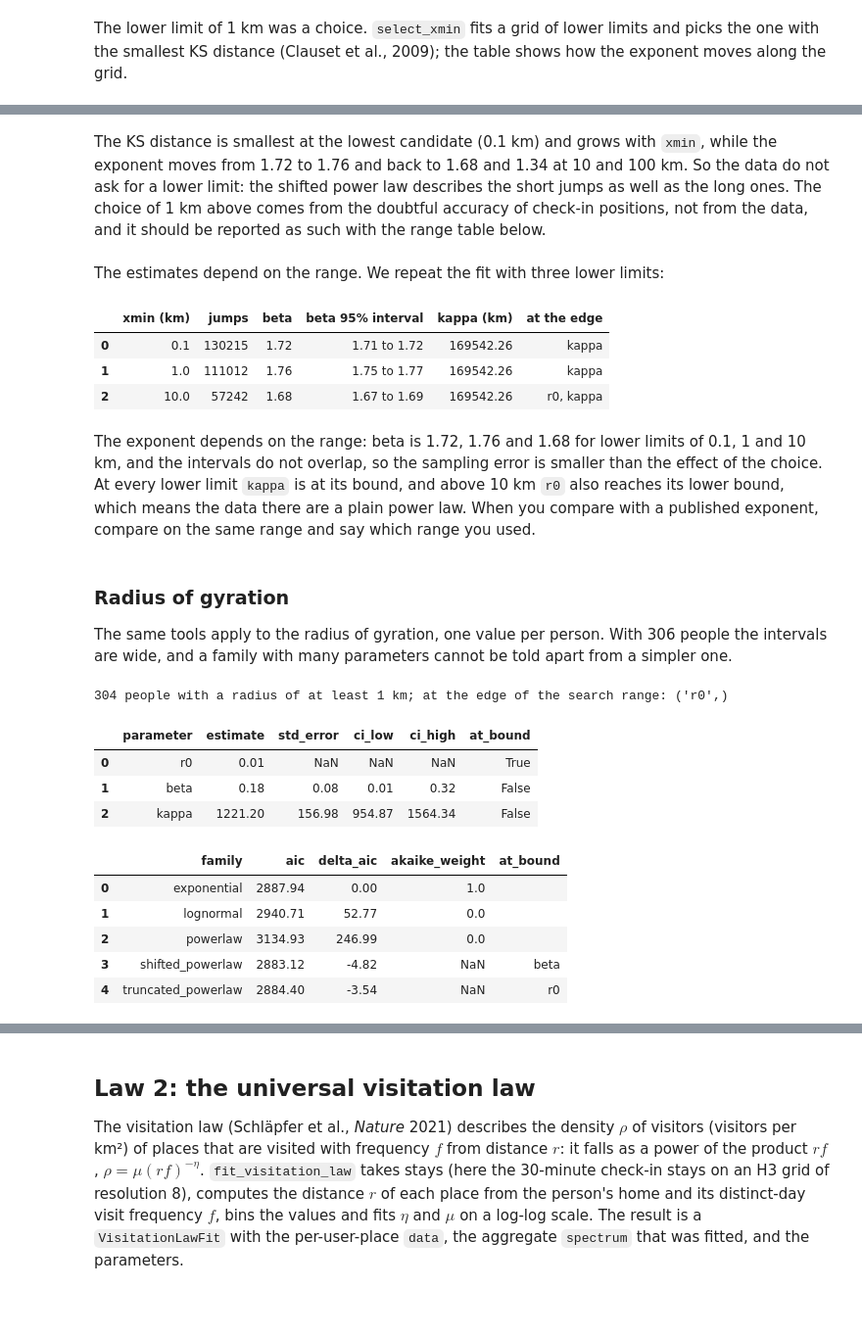
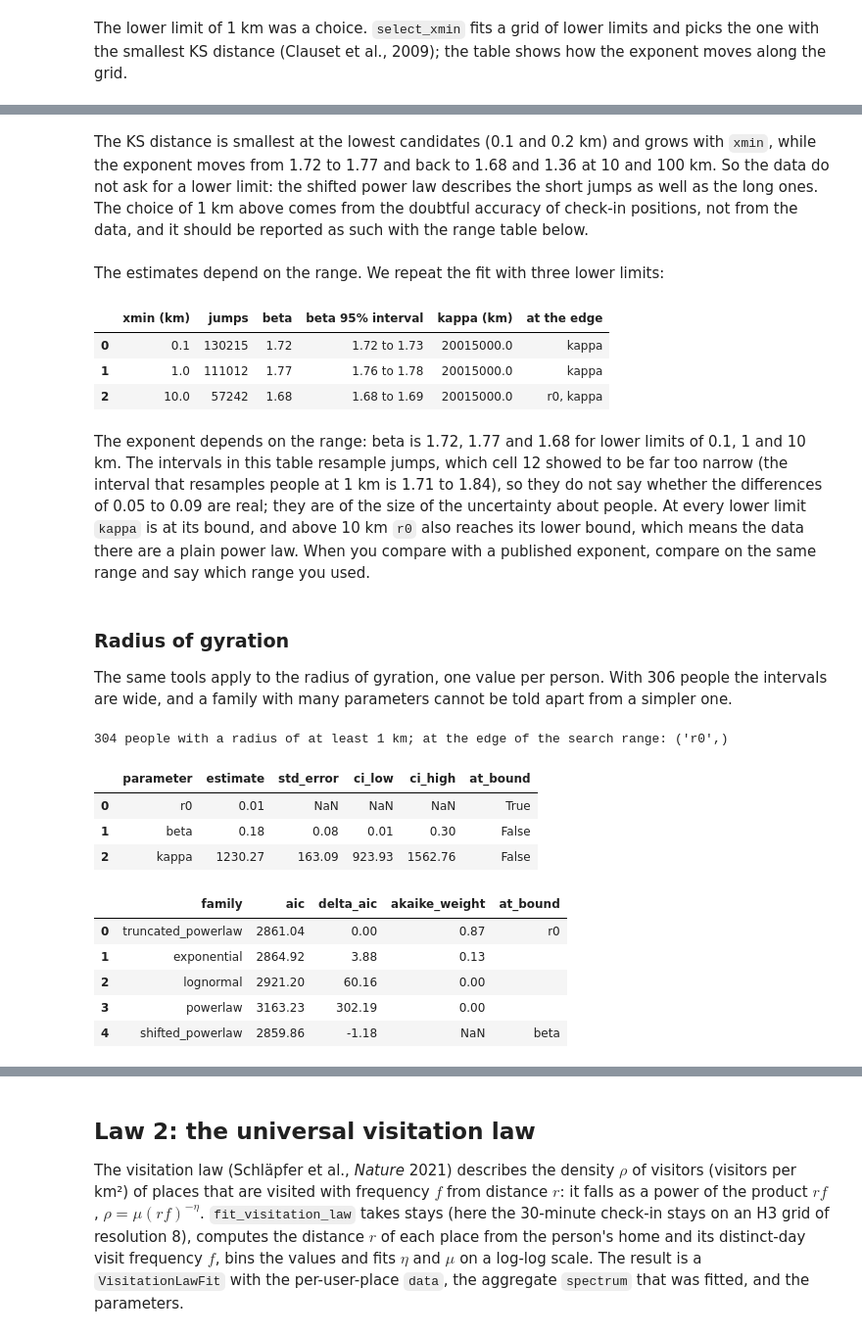
Before and after one commit to gefgu/fastmob, a Jupyter notebook: docs/src/learn/compare-to-mobility-laws.ipynb, the cells around one changed output, grey strips where cells are left out. Shown at 98% size. Cells and saved outputs as stored; diff of their text form; code cells hidden in the pictures; blank space fills up the shorter version.

```diff
--- a/docs/src/learn/compare-to-mobility-laws.ipynb
+++ b/docs/src/learn/compare-to-mobility-laws.ipynb
@@ -79,7 +79,9 @@ from fastmob.measures.fitting import (
     vuong_test,
 )
 
-fit = fit_distance_distribution(values, "truncated_powerlaw", xmin=1.0, n_bootstrap=100)
+# half the circumference of the Earth (km): no jump can be longer, so no cutoff hides behind the data
+xmax = 20_015.0
+fit = fit_distance_distribution(values, "truncated_powerlaw", xmin=1.0, xmax=xmax, n_bootstrap=100)
 print(
     f"{fit.n:,} jumps fitted between {fit.xmin:g} and {fit.xmax:,.0f} km;",
     f"{fit.n_excluded:,} left out; KS distance {fit.ks_statistic:.3f};",
@@ -185,12 +187,12 @@ selection.to_pandas().round(3)
 # %% [markdown]
-The KS distance is smallest at the lowest candidate (0.1 km) and grows with `xmin`, while the exponent moves from 1.72 to 1.76 and back to 1.68 and 1.34 at 10 and 100 km. So the data do not ask for a lower limit: the shifted power law describes the short jumps as well as the long ones. The choice of 1 km above comes from the doubtful accuracy of check-in positions, not from the data, and it should be reported as such with the range table below.
+The KS distance is smallest at the lowest candidates (0.1 and 0.2 km) and grows with `xmin`, while the exponent moves from 1.72 to 1.77 and back to 1.68 and 1.36 at 10 and 100 km. So the data do not ask for a lower limit: the shifted power law describes the short jumps as well as the long ones. The choice of 1 km above comes from the doubtful accuracy of check-in positions, not from the data, and it should be reported as such with the range table below.
 # %% [markdown]
 The estimates depend on the range. We repeat the fit with three lower limits:
 # %%
 rows = []
 for xmin in (0.1, 1.0, 10.0):
     f = fit_distance_distribution(
-        values, "truncated_powerlaw", xmin=xmin, n_bootstrap=50
+        values, "truncated_powerlaw", xmin=xmin, xmax=xmax, n_bootstrap=50
     )
     rows.append(
         {
@@ -205,11 +207,11 @@ for xmin in (0.1, 1.0, 10.0):
 pd.DataFrame(rows).round(2)
 # %% [output]
 |  | xmin (km) | jumps | beta | beta 95% interval | kappa (km) | at the edge |
-| 0 | 0.1 | 130215 | 1.72 | 1.71 to 1.72 | 169542.26 | kappa |
-| 1 | 1.0 | 111012 | 1.76 | 1.75 to 1.77 | 169542.26 | kappa |
-| 2 | 10.0 | 57242 | 1.68 | 1.67 to 1.69 | 169542.26 | r0, kappa |
+| 0 | 0.1 | 130215 | 1.72 | 1.72 to 1.73 | 20015000.0 | kappa |
+| 1 | 1.0 | 111012 | 1.77 | 1.76 to 1.78 | 20015000.0 | kappa |
+| 2 | 10.0 | 57242 | 1.68 | 1.68 to 1.69 | 20015000.0 | r0, kappa |
 # %% [markdown]
-The exponent depends on the range: beta is 1.72, 1.76 and 1.68 for lower limits of 0.1, 1 and 10 km, and the intervals do not overlap, so the sampling error is smaller than the effect of the choice. At every lower limit `kappa` is at its bound, and above 10 km `r0` also reaches its lower bound, which means the data there are a plain power law. When you compare with a published exponent, compare on the same range and say which range you used.
+The exponent depends on the range: beta is 1.72, 1.77 and 1.68 for lower limits of 0.1, 1 and 10 km. The intervals in this table resample jumps, which cell 12 showed to be far too narrow (the interval that resamples people at 1 km is 1.71 to 1.84), so they do not say whether the differences of 0.05 to 0.09 are real; they are of the size of the uncertainty about people. At every lower limit `kappa` is at its bound, and above 10 km `r0` also reaches its lower bound, which means the data there are a plain power law. When you compare with a published exponent, compare on the same range and say which range you used.
 # %% [markdown]
 ### Radius of gyration
 
@@ -217,7 +219,7 @@ The same tools apply to the radius of gyration, one value per person. With 306 p
 # %%
 radii = fastmob.radius_of_gyration(checkins)["radius_of_gyration"]
 radius_fit = fit_distance_distribution(
-    radii, "truncated_powerlaw", xmin=1.0, n_bootstrap=100
+    radii, "truncated_powerlaw", xmin=1.0, xmax=xmax, n_bootstrap=100
 )
 print(
     f"{radius_fit.n} people with a radius of at least 1 km;",
@@ -229,17 +231,17 @@ radius_fit.summary().to_pandas().round(2)
 304 people with a radius of at least 1 km; at the edge of the search range: ('r0',)
 |  | parameter | estimate | std_error | ci_low | ci_high | at_bound |
 | 0 | r0 | 0.01 | NaN | NaN | NaN | True |
-| 1 | beta | 0.18 | 0.08 | 0.01 | 0.32 | False |
-| 2 | kappa | 1221.20 | 156.98 | 954.87 | 1564.34 | False |
+| 1 | beta | 0.18 | 0.08 | 0.01 | 0.30 | False |
+| 2 | kappa | 1230.27 | 163.09 | 923.93 | 1562.76 | False |
 # %%
-compare_distance_distributions(radii, xmin=1.0).to_pandas()[
+compare_distance_distributions(radii, xmin=1.0, xmax=xmax).to_pandas()[
     ["family", "aic", "delta_aic", "akaike_weight", "at_bound"]
 ].round(2)
 # %% [output]
 |  | family | aic | delta_aic | akaike_weight | at_bound |
-| 0 | exponential | 2887.94 | 0.00 | 1.0 |  |
-| 1 | lognormal | 2940.71 | 52.77 | 0.0 |  |
-| 2 | powerlaw | 3134.93 | 246.99 | 0.0 |  |
-| 3 | shifted_powerlaw | 2883.12 | -4.82 | NaN | beta |
-| 4 | truncated_powerlaw | 2884.40 | -3.54 | NaN | r0 |
+| 0 | truncated_powerlaw | 2861.04 | 0.00 | 0.87 | r0 |
+| 1 | exponential | 2864.92 | 3.88 | 0.13 |  |
+| 2 | lognormal | 2921.20 | 60.16 | 0.00 |  |
+| 3 | powerlaw | 3163.23 | 302.19 | 0.00 |  |
+| 4 | shifted_powerlaw | 2859.86 | -1.18 | NaN | beta |
 # %% [markdown]
```
Also changed, not shown: parts of 15 cells of this notebook, 11 other files.
